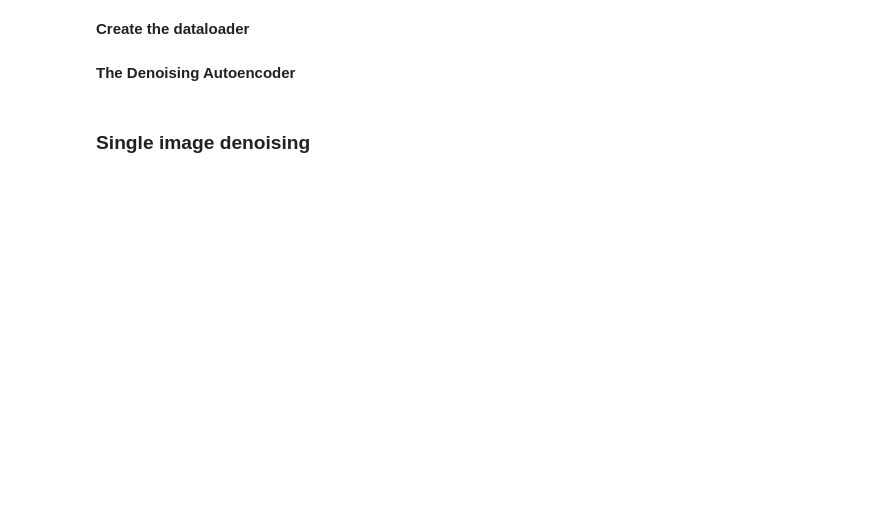
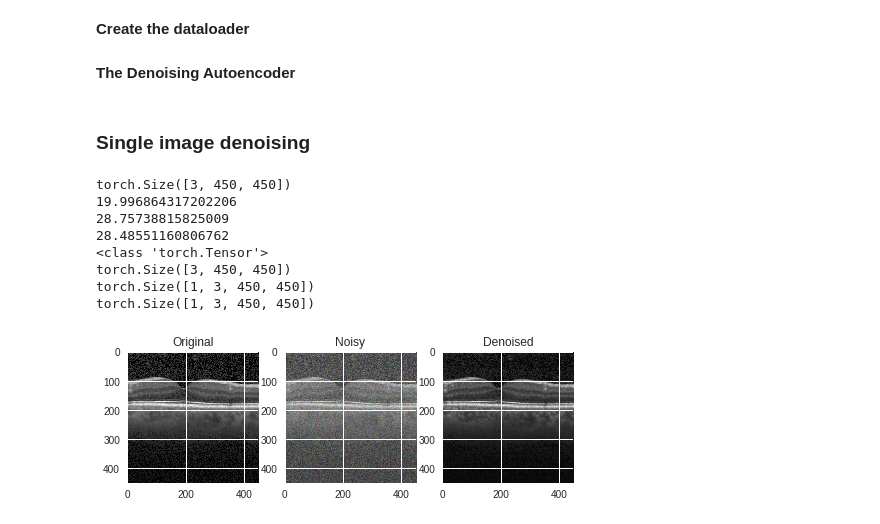
Before and after one commit to hualex/OCTDenoising, a Jupyter notebook: autoencoder_oct_denoising.ipynb, the cells around one changed output. Cells and saved outputs as stored; diff of their text form; code cells hidden in the pictures; blank space fills up the shorter version.

Commit message:
add simple DnCNN and optimized autoencoder

```diff
--- a/autoencoder_oct_denoising.ipynb
+++ b/autoencoder_oct_denoising.ipynb
@@ -41,3 +65,5 @@ print(e-s)
+# %%
+oct_dataset = datasets.ImageFolder('gdrive/My Drive/OCT2017/train/',transform=transform)
 # %% [markdown]
 **Utility to display the original, noisy and denoised image**
 # %%
@@ -75,9 +106,7 @@ def show_img(orig, noisy, denoised):
-# %%
-batch_size = 250 # Reduce this if you get out-of-memory error
-learning_rate = 0.001
-noise_level = 0.1
 # %% [markdown]
 **Create the dataloader**
 # %%
-cifar10_train_loader = torch.utils.data.DataLoader(cifar10_train, batch_size=batch_size, shuffle=True, num_workers=10)
-cifar10_valid_loader = torch.utils.data.DataLoader(cifar10_valid, batch_size=batch_size, shuffle=True, num_workers=10)
+#cifar10_train_loader = torch.utils.data.DataLoader(cifar10_train, batch_size=batch_size, shuffle=True, num_workers=1)
+#cifar10_valid_loader = torch.utils.data.DataLoader(cifar10_valid, batch_size=batch_size, shuffle=True, num_workers=1)
+dataset_train_loader = torch.utils.data.DataLoader(oct_train_dataset, batch_size=batch_size, shuffle=True, num_workers=1)
+dataset_valid_loader = torch.utils.data.DataLoader(oct_test_dataset, batch_size=batch_size, shuffle=True, num_workers=1)
@@ -212 +296,5 @@ torch.save(autoencoder.state_dict(), "./gdrive/My Drive/autoencoder.pth")
+# %%
+# Load the model
+
+autoencoder.load_state_dict(torch.load("./gdrive/My Drive/Autoencoder4.pth"))
 # %%
@@ -219,14 +315,42 @@ plt.show()
 ###  Single image denoising
 # %%
 import random
+from skimage.measure import compare_psnr
 
-img, _ = random.choice(cifar10_valid)
-img    = img.resize_((1, 1, 28, 28))
-noise  = torch.randn((1, 1, 28, 28)) * noise_level
+img, _ = random.choice(oct_dataset)
+img    = img.resize_((1, 3, 450, 450))
+noise  = torch.randn((1, 3, 450, 450)) * noise_level
 img_n  = torch.add(img, noise)
 
+
 img_n = Variable(img_n).cuda()
-denoised = autoencoder(img_n)
+img_n2 = Variable(img).cuda()
+denoised1 = autoencoder(img_n)
+denoised2 = autoencoder(img_n2)
+
+print(compare_psnr(img.cpu().numpy(),img_n.cpu().numpy()))
+print(compare_psnr(img.cpu().numpy(),denoised1.data.cpu().numpy()))
+print(compare_psnr(img.cpu().numpy(),denoised2.data.cpu().numpy()))
+noise = denoised2[0].cpu()-img
+
+print(type(noise))
+print(denoised2[0].size())
+print(img.size())
+print(noise.size())
+#noisy = noisy.swapaxes(0, 1).swapaxes(1, 2)
+#print(noisy.shape)
 
 
-show_img(img[0].numpy(), img_n[0].data.cpu().numpy(), denoised[0].data.cpu().numpy())
+
+
+show_img(img[0].numpy(), img_n[0].data.cpu().numpy(), denoised2[0].data.cpu().numpy())
+# %% [output]
+torch.Size([3, 450, 450])
+19.996864317202206
+28.75738815825009
+28.48551160806762
+<class 'torch.Tensor'>
+torch.Size([3, 450, 450])
+torch.Size([1, 3, 450, 450])
+torch.Size([1, 3, 450, 450])
+[figure, added]
```
Also changed, not shown: parts of 16 cells of this notebook.
